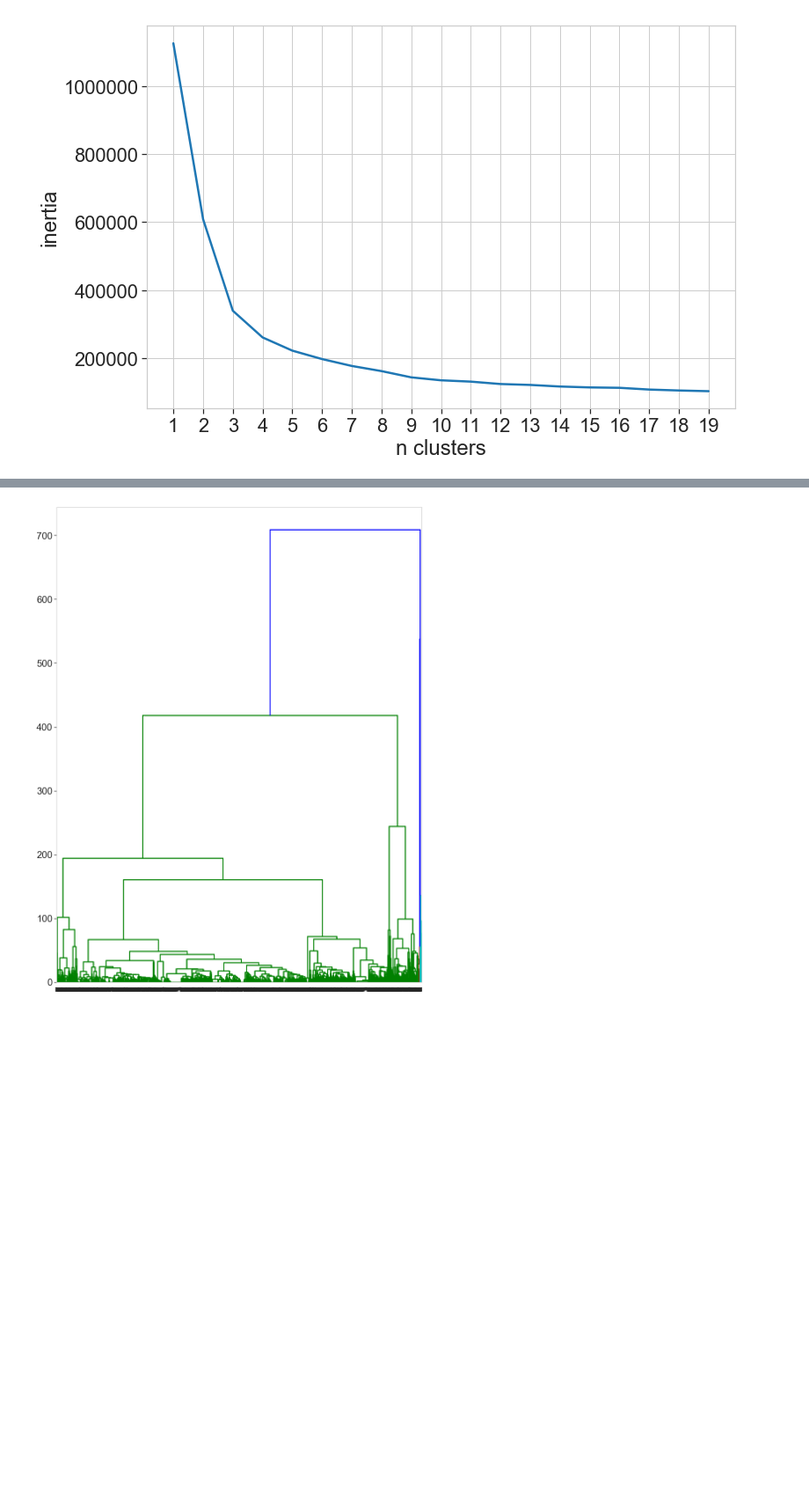
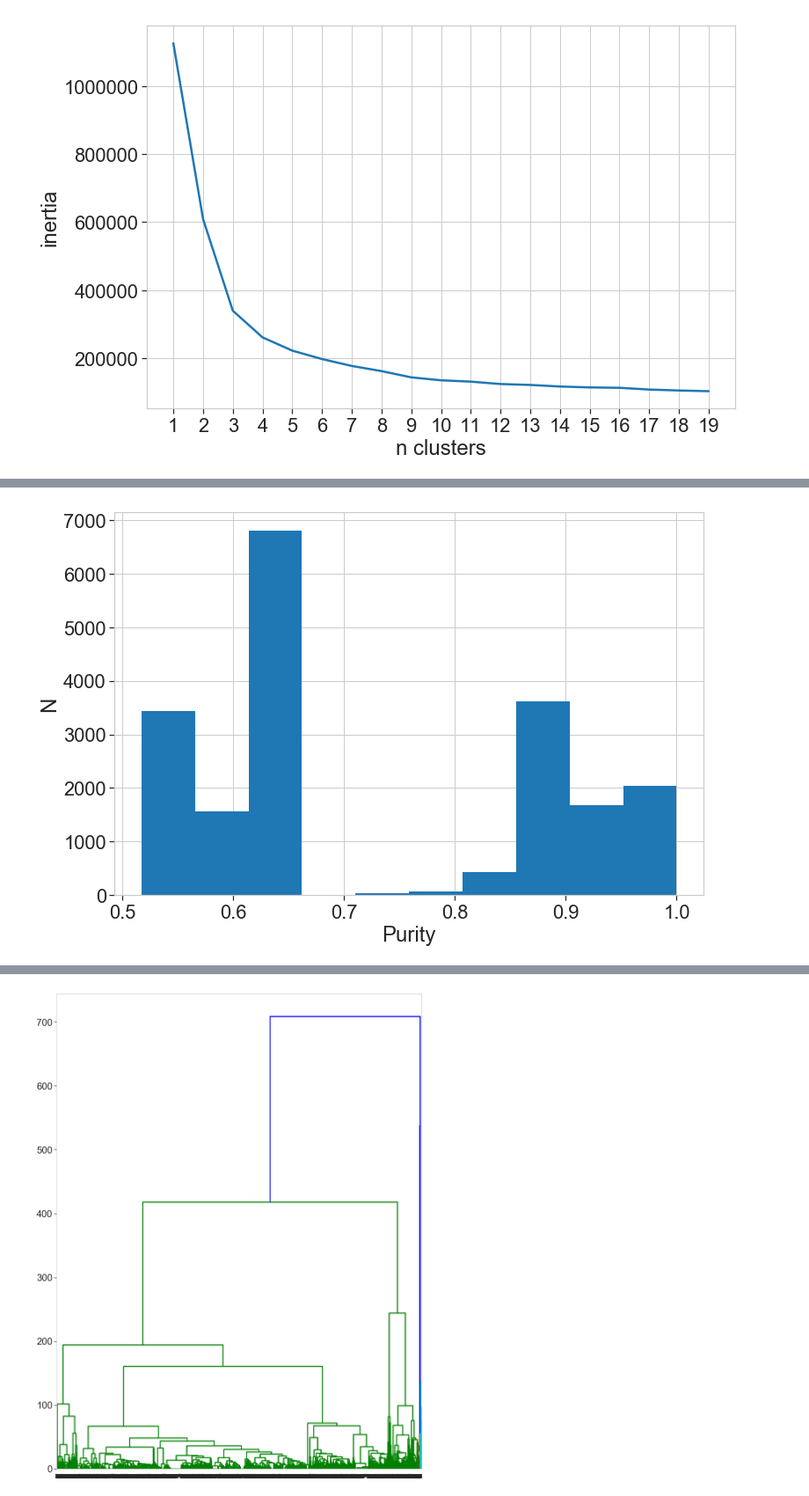
Before and after one commit to jcoupon/NOTAM-classifier, a Jupyter notebook: 3_Modelling/Modelling.ipynb, the cells around one changed output, grey strips where cells are left out. Shown at 88% size. Saved outputs shown, nothing was run; the diff lists cells and outputs as text; code cells hidden in the pictures; blank space fills up the shorter version.

```diff
--- a/3_Modelling/Modelling.ipynb
+++ b/3_Modelling/Modelling.ipynb
@@ -44,6 +45,7 @@ import modelling
 # %%
 # options
 data_dir = '../0_data'
+path = data_dir+'/23-08-2018/clean.csv'
 
 plt.style.use('seaborn-whitegrid')
 
@@ -381,7 +376,0 @@ X_reduced = dim_reducer.fit_transform(X_test)
-# %%
-fig, ax = plt.subplots(figsize=(15, 15))
-
-for n in range(kmeans.n_clusters):
-    select = X_test_clusters == n
-    print(sum(select))
-    ax.scatter(X_reduced[:, 0][select], X_reduced[:,1][select], alpha=1.0)
@@ -394,6 +376,0 @@ for n in range(kmeans.n_clusters):
-# %%
-fig, ax = plt.subplots(figsize=(15, 15))
-
-select = supress == 1
-ax.scatter(X_reduced[:, 0][select], X_reduced[:,1][select], alpha=1.0)
-ax.scatter(X_reduced[:, 0][~select], X_reduced[:,1][~select], alpha=1.0)
@@ -402,0 +381,19 @@ ax.scatter(X_reduced[:, 0][~select], X_reduced[:,1][~select], alpha=1.0)
+# %%
+label_types = np.unique(model.labels_)
+n_labels = len(label_types)
+N = np.zeros(n_labels)
+purity = np.zeros(n_labels)
+
+for i,l in enumerate(label_types):
+
+    select = model.labels_ == l
+    N[i] = sum(select)
+
+    #print(N, sum(supress_test.iloc[select] == 1))
+
+    f_important = sum(supress_test[select] == 0)/N[i]
+    f_unimportant = sum(supress_test[select] == 1)/N[i]
+
+    purity[i] = max(f_important, f_unimportant)
+
+    print(N[i], '{0:.2f}'.format(purity[i]))
@@ -402,0 +418,9 @@ ax.scatter(X_reduced[:, 0][~select], X_reduced[:,1][~select], alpha=1.0)
+# %%
+# 115
+fig, ax = plt.subplots(figsize=(12, 8))
+ax.hist(purity, weights=N, bins=10)
+ax.set_xlabel('Purity')
+ax.set_ylabel('N')
+None
+# %% [output]
+[figure, added]
```
Also changed, not shown: parts of 37 cells of this notebook, 11 other files.
